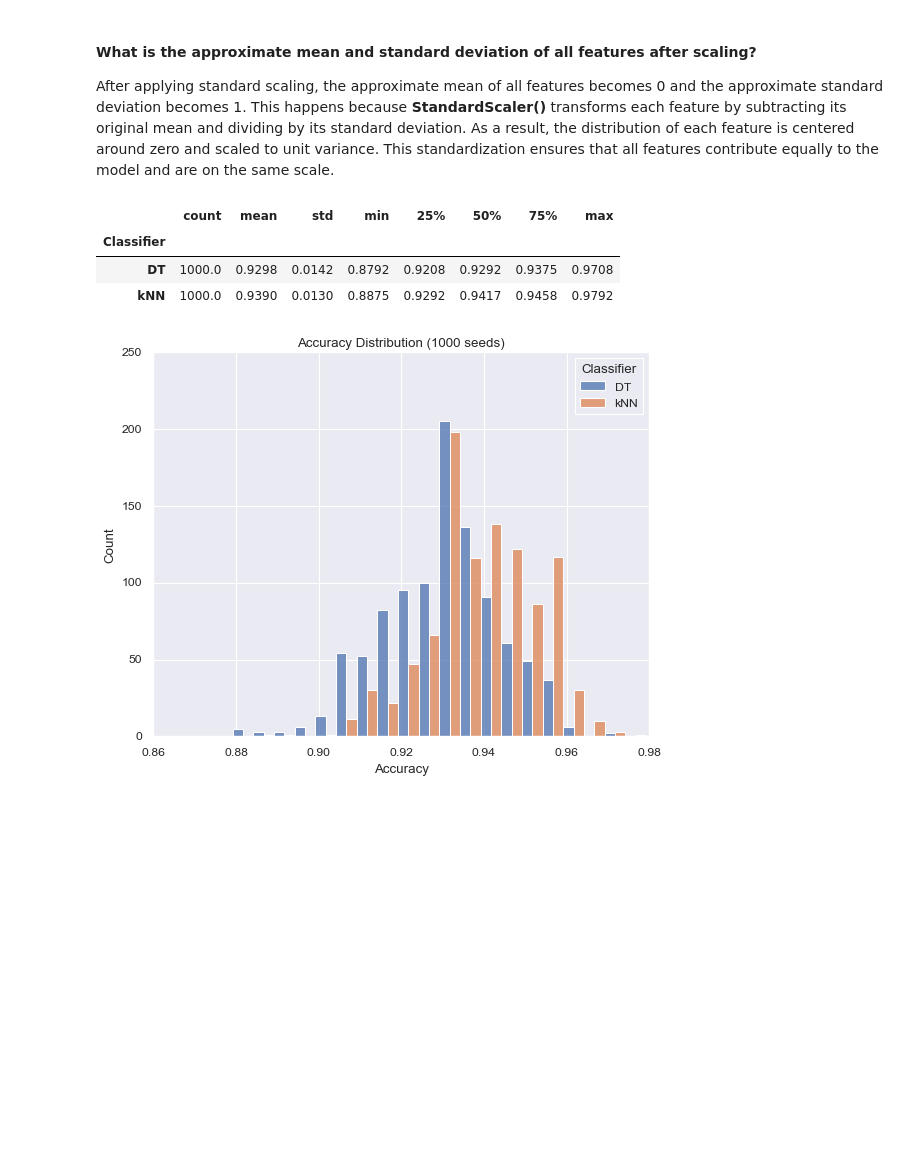
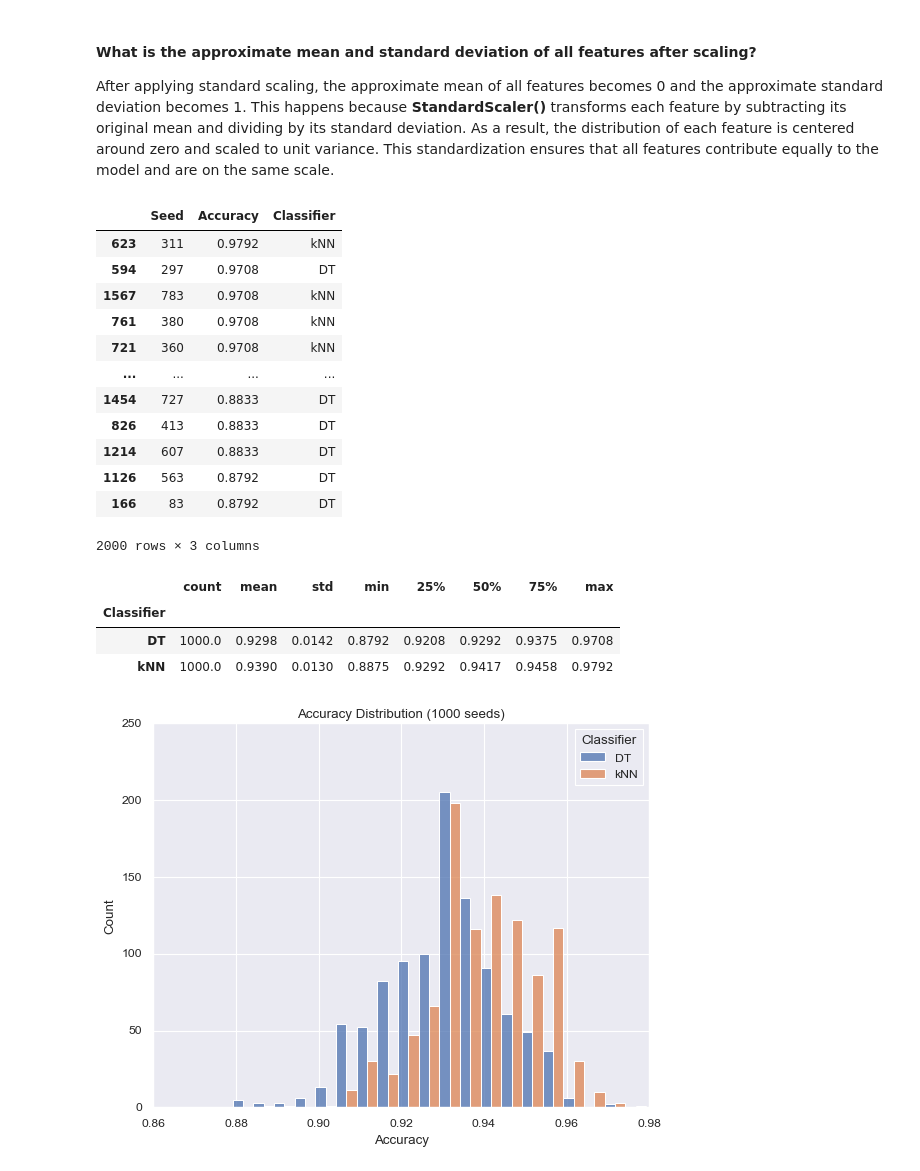
Before and after one commit to rafaeldavidjose/MLF-25-26, a Jupyter notebook: Class 2/pokemons.ipynb, the cells around one changed output. Cells and saved outputs as stored; diff of their text form; code cells hidden in the pictures; blank space fills up the shorter version.

Commit message:
Add display results

```diff
--- a/Class 2/pokemons.ipynb
+++ b/Class 2/pokemons.ipynb
@@ -353,42 +353,59 @@ This happens because **StandardScaler()** transforms each feature by subtracting
 # %%
 # Show the distribution of accuracy for DT and kNN classifiers when using different random seeds for splitting data into train and test sets
 
 results = []
 
 for seed in range(1000):
     # Split the data into training and testing sets
     X_train, X_test, y_train, y_test = train_test_split(
         X, y, test_size=0.3, random_state=seed)
 
     # Train Decision Tree Classifier
     dtClf = DecisionTreeClassifier(max_depth=3, random_state=seed)
     dtClf.fit(X_train, y_train)
 
     # Predict and calculate accuracy
     y_pred_dt = dtClf.predict(X_test)
     accuracy_dt = accuracy_score(y_test, y_pred_dt)
-    results.append({"Accuracy": accuracy_dt, "Classifier": "DT"})
+    results.append({"Seed": seed, "Accuracy": accuracy_dt, "Classifier": "DT"})
 
     # Train k-Nearest Neighbors Classifier
     knnClf = KNeighborsClassifier(5)
     knnClf.fit(X_train, y_train)
 
     # Predict and calculate accuracy
     y_pred_knn = knnClf.predict(X_test)
     accuracy_knn = accuracy_score(y_test, y_pred_knn)
-    results.append({"Accuracy": accuracy_knn, "Classifier": "kNN"})
+    results.append({"Seed": seed, "Accuracy": accuracy_knn, "Classifier": "kNN"})
 
 # Convert results to DataFrame
-df_results = pd.DataFrame(results)
+df_results = pd.DataFrame(results).round(4)
 
-# Table of the basic statistics of the accuracy results
-stats_results = df_results.groupby('Classifier')['Accuracy'].describe().round(4)
-stats_results
+# Display the results
+df_results.sort_values(by='Accuracy', ascending=False)
 # %% [output]
-|  | count | mean | std | min | 25% | 50% | 75% | max |
-| Classifier |  |  |  |  |  |  |  |  |
-| DT | 1000.0 | 0.9298 | 0.0142 | 0.8792 | 0.9208 | 0.9292 | 0.9375 | 0.9708 |
-| kNN | 1000.0 | 0.9390 | 0.0130 | 0.8875 | 0.9292 | 0.9417 | 0.9458 | 0.9792 |
+|  | Seed | Accuracy | Classifier |
+| 623 | 311 | 0.9792 | kNN |
+| 594 | 297 | 0.9708 | DT |
+| 1567 | 783 | 0.9708 | kNN |
+| 761 | 380 | 0.9708 | kNN |
+| 721 | 360 | 0.9708 | kNN |
+| ... | ... | ... | ... |
+| 1454 | 727 | 0.8833 | DT |
+| 826 | 413 | 0.8833 | DT |
+| 1214 | 607 | 0.8833 | DT |
+| 1126 | 563 | 0.8792 | DT |
+| 166 | 83 | 0.8792 | DT |
+2000 rows × 3 columns
+# %%
+# Table of the basic statistics of the accuracy results
+stats_results = df_results.groupby('Classifier')['Accuracy'].describe().round(4)
+stats_results
+# %% [output]
+|  | count | mean | std | min | 25% | 50% | 75% | max |
+| Classifier |  |  |  |  |  |  |  |  |
+| DT | 1000.0 | 0.9298 | 0.0142 | 0.8792 | 0.9208 | 0.9292 | 0.9375 | 0.9708 |
+| kNN | 1000.0 | 0.9390 | 0.0130 | 0.8875 | 0.9292 | 0.9417 | 0.9458 | 0.9792 |
 # %%
 # Plot the distribution of accuracies for both classifiers separately using one histogram
 sns.histplot(
```
